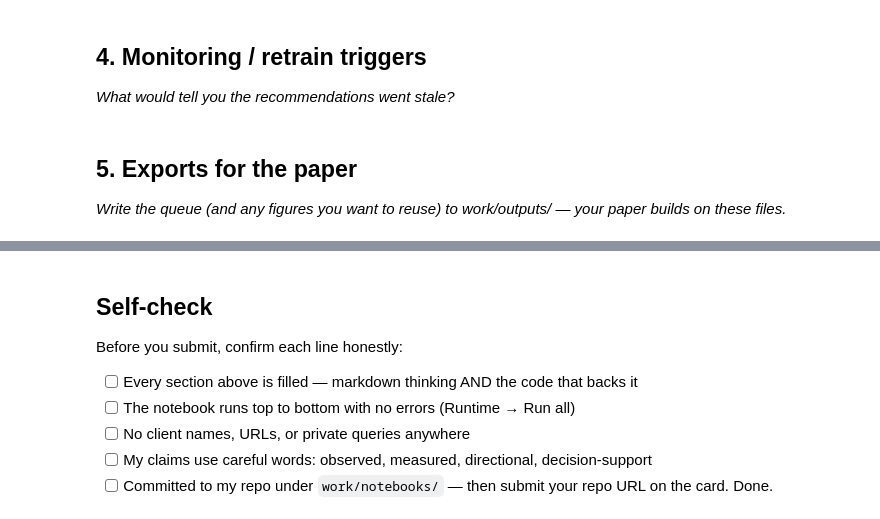
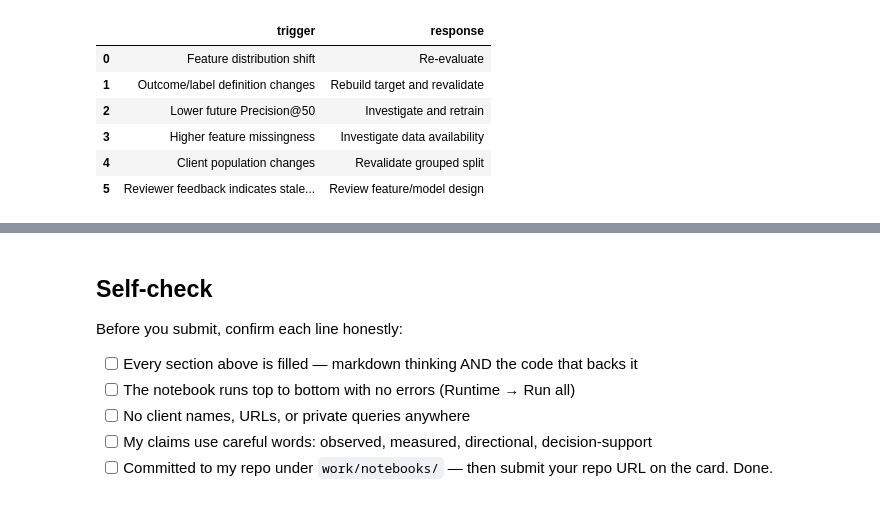
Before and after one commit to Srinadh2314/srinadh-flyrank-intership, a Jupyter notebook: work/notebooks/w07_action_playbook.ipynb, the cells around one changed output, grey strips where cells are left out. Saved outputs shown, nothing was run; the diff lists cells and outputs as text; code cells hidden in the pictures.

```diff
--- a/work/notebooks/w07_action_playbook.ipynb
+++ b/work/notebooks/w07_action_playbook.ipynb
@@ -27,7 +271,31 @@ This skeleton is yours to fill. Work the sections **in order** — each one has
 # %%
 # This cell is for CODE (numbers, a query, a check).
 # Write your text answer in the cell ABOVE this one — typing sentences here breaks Run All.
+monitoring_triggers = pd.DataFrame({
+    "trigger": [
+        "Feature distribution shift",
+        "Outcome/label definition changes",
+        "Lower future Precision@50",
+        "Higher feature missingness",
+        "Client population changes",
+        "Reviewer feedback indicates stale recommendations"
+    ],
+    "response": [
+        "Re-evaluate",
+        "Rebuild target and revalidate",
+        "Investigate and retrain",
+        "Investigate data availability",
+        "Revalidate grouped split",
+        "Review feature/model design"
+    ]
+})
+
+display(monitoring_triggers)
+# %% [output]
+|  | trigger | response |
+| 0 | Feature distribution shift | Re-evaluate |
+| 1 | Outcome/label definition changes | Rebuild target and revalidate |
+| 2 | Lower future Precision@50 | Investigate and retrain |
+| 3 | Higher feature missingness | Investigate data availability |
+| 4 | Client population changes | Revalidate grouped split |
+| 5 | Reviewer feedback indicates stale... | Review feature/model design |
-# %% [markdown]
-## 4. Monitoring / retrain triggers
-
-*What would tell you the recommendations went stale?*
@@ -37,4 +301,0 @@ This skeleton is yours to fill. Work the sections **in order** — each one has
-# %% [markdown]
-## 5. Exports for the paper
-
-*Write the queue (and any figures you want to reuse) to work/outputs/ — your paper builds on these files.*
```
Also changed, not shown: parts of 14 cells of this notebook.
